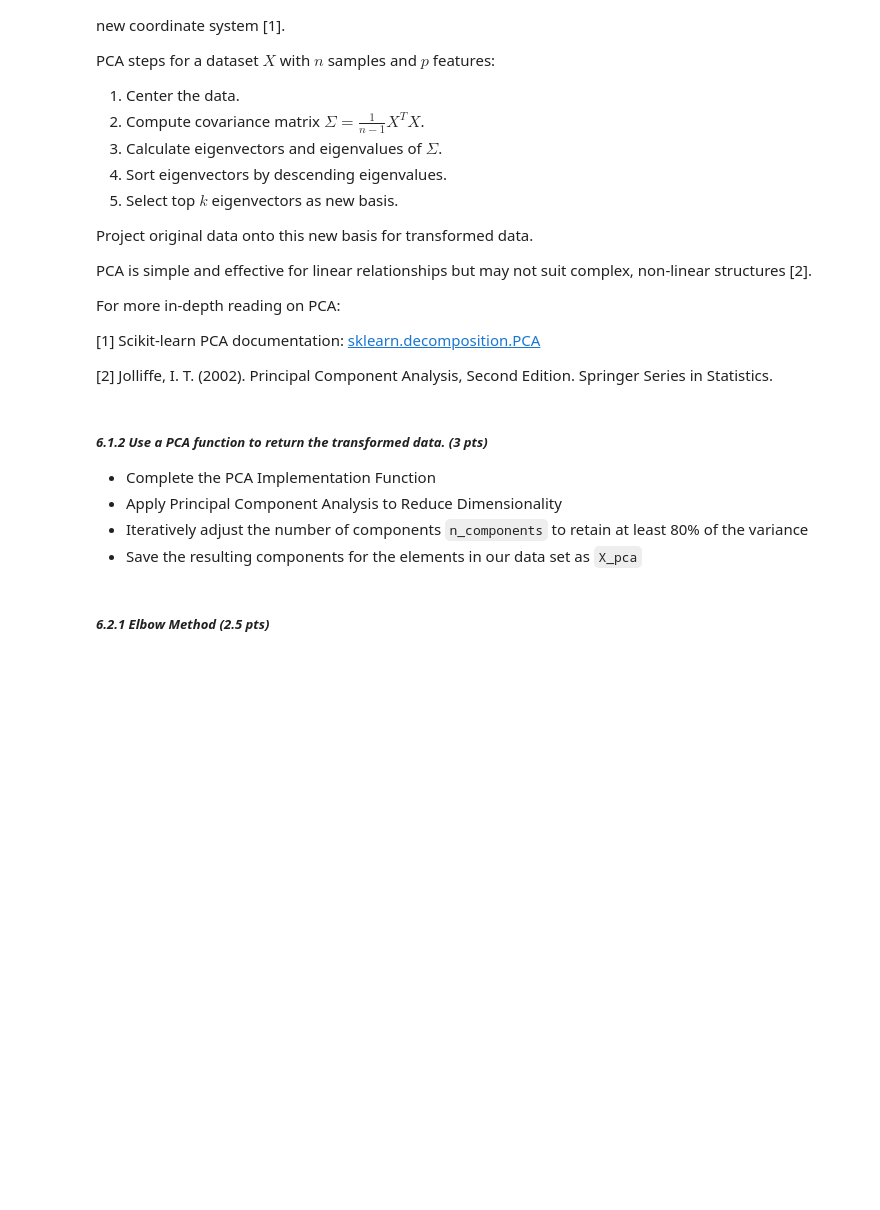
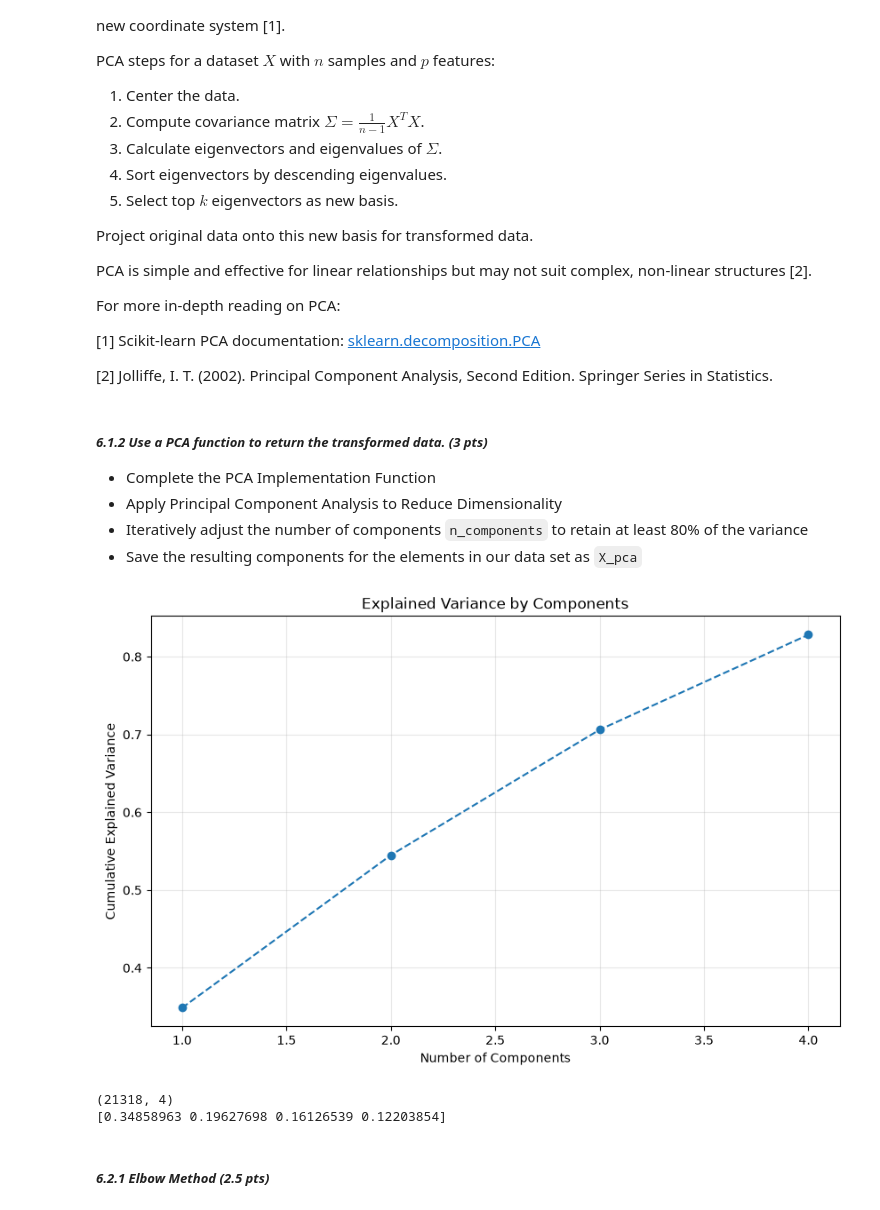
Before and after one commit to lukeadjei/CMSC320_HW1_sec0201_Git, a Jupyter notebook: HW4 - ML Classification and Clustering/CMSC320_HW4_Fall 2026_ML_Classifiers_Clustering.ipynb, the cells around one changed output. Saved outputs shown, nothing was run; the diff lists cells and outputs as text; code cells hidden in the pictures; blank space fills up the shorter version.

```diff
--- a/HW4 - ML Classification and Clustering/CMSC320_HW4_Fall 2026_ML_Classifiers_Clustering.ipynb
+++ b/HW4 - ML Classification and Clustering/CMSC320_HW4_Fall 2026_ML_Classifiers_Clustering.ipynb
@@ -86,7 +89,8 @@ warnings.filterwarnings("ignore", category=FutureWarning, module="seaborn")
 # %%
 # Load the yelp dataset
 # ANSWER STARTING HERE
-yelp_data =
-
+yelp_data = pd.read_csv('yelp_datasets.csv')
+print(yelp_data.shape)
+print(yelp_data.columns.tolist())
 
 # ANSWER ENDS HERE
@@ -147,15 +168,15 @@ Before training the model, we need to clean and prepare the data. Please do the
 # %%
 # Print the number of missing data in each column.
 # ANSWER STARTING HERE
-missing_data =
-
+missing_data = yelp_data.isnull().sum().to_dict()
+print(missing_data)
 
 # ANSWER ENDS HERE
 
 
 # ANSWER STARTING HERE
 
-yelp_data =
+yelp_data = yelp_data.fillna(0)
 
 
 # ANSWER ENDS HERE
@@ -460,8 +556,8 @@ X = yelp_data[['business_id', 'business_stars', 'review_count', 'checkins', 'rev
 
 # TODO: Normalize the data using StandardScaler
 # ANSWER STARTING HERE
-scaler =
-X_scaled =
+scaler = StandardScaler()
+X_scaled = scaler.fit_transform(X)
 
 # ANSWER ENDS HERE
 # %% [markdown]
@@ -498,27 +594,31 @@ For more in-depth reading on PCA:
 # %%
 # TODO: Apply PCA and return the transformed data
 
 def apply_pca(X_scaled, n_components):
     # ANSWER STARTING HERE
 
-    pca =
-    X_pca =
+    pca = PCA(n_components=n_components, random_state=seed)
+    X_pca = pca.fit_transform(X_scaled)
 
     # ANSWER ENDS HERE
     plt.figure(figsize=(10, 6))
     plt.plot(range(1, n_components + 1), pca.explained_variance_ratio_.cumsum(), marker='o', linestyle='--')
     plt.title('Explained Variance by Components')
     plt.xlabel('Number of Components')
     plt.ylabel('Cumulative Explained Variance')
     plt.grid(True, alpha=0.3)
     plt.show()
 
     return pca, X_pca
     # Apply PCA
 n_components = 4
 pca, X_pca = apply_pca(X_scaled, n_components)
 print(X_pca.shape)
 print(pca.explained_variance_ratio_)
+# %% [output]
+[figure, added]
+(21318, 4)
+[0.34858963 0.19627698 0.16126539 0.12203854]
 # %% [markdown]
 ##### ***6.2.1 Elbow Method (2.5 pts)***
 # %% [markdown]
```
Also changed, not shown: parts of 25 cells of this notebook.
